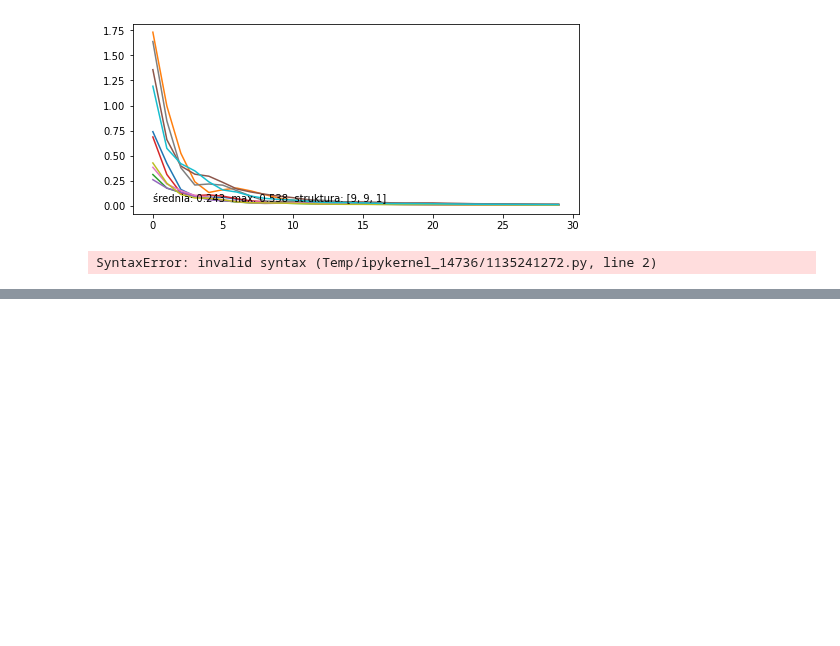
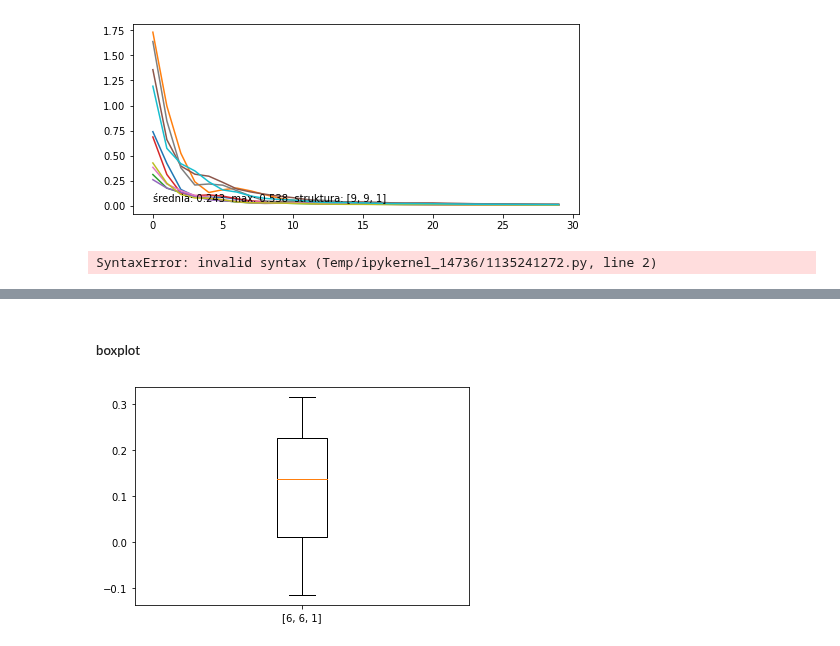
Before and after one commit to d-jus/tf_pipeline, a Jupyter notebook: SSN CRF - p & CRF - m.ipynb, the cells around one changed output, grey strips where cells are left out. Saved outputs shown, nothing was run; the diff lists cells and outputs as text; code cells hidden in the pictures; blank space fills up the shorter version.

Commit message:
working on box plot

```diff
--- a/SSN CRF - p & CRF - m.ipynb
+++ b/SSN CRF - p & CRF - m.ipynb
@@ -1220,31 +1220,3 @@ Text(0.5, 1.0, 'Huber loss')
 [figure]
 # %% [markdown]
 # wykres pudełkowy
-# %%
-ttt = []
-zzz = []
-for xx in [6,6,6,7,7,7,8,8,8,9]:
-    lista = []
-    plt.figure(figsize=(8, 4))
-    for _ in range(20):
-        model = keras.models.Sequential()
-        model.add(keras.layers.Dense(xx, activation = 'relu', input_shape = (12,)))
-        model.add(keras.layers.Dense(xx, activation = 'relu'))
-        model.add(keras.layers.Dense(1))
-        optimizer = keras.optimizers.Adam(lr = 0.01, beta_1=0.9, beta_2 = 0.999)
-        model.compile(loss = huber_fn,
-                     optimizer = optimizer,
-                     metrics = ["MAE"])
-        history = model.fit(X_train, y_train, epochs = 10,
-                            validation_split = 0.2, shuffle = True, verbose=0)
-        # pomoc naukowa
-        y_pred_ = np.ravel(model.predict(scaler.transform(date_p)))
-        y_true_ = np.ravel(CRFp)
-        wynik = measures.pearsonr(y_pred_, y_true_)[0] #.round(2)
-        lista.append(wynik)
-        #plt.plot(history.history['loss'])
-        #plt.plot(history.history['val_loss'], '--')
-    ttt.append(lista)
-    zzz.append(str(struc(model)))
-    print(lista, 'średnia: ', np.mean(lista).round(3), 'max: ', np.max(lista).round(3), 'struktura: ', struc(model))
-plt.boxplot(ttt, labels = zzz) #labels = str(struc(model))
@@ -1622,3 +1551,5 @@ pd.DataFrame.from_dict({
     "epoch - 20": [1,2,3,4,5,6,7,8,9,10],
     "epoch - 10": [2,3,4,5,6,7,8,9,10,11]
 })
+# %% [markdown]
+##### boxplot
@@ -1624,0 +1606,4 @@ pd.DataFrame.from_dict({
+# %%
+test_.plot_box()
+# %% [output]
+[figure, added]
```
Also changed, not shown: parts of 3 cells of this notebook.
